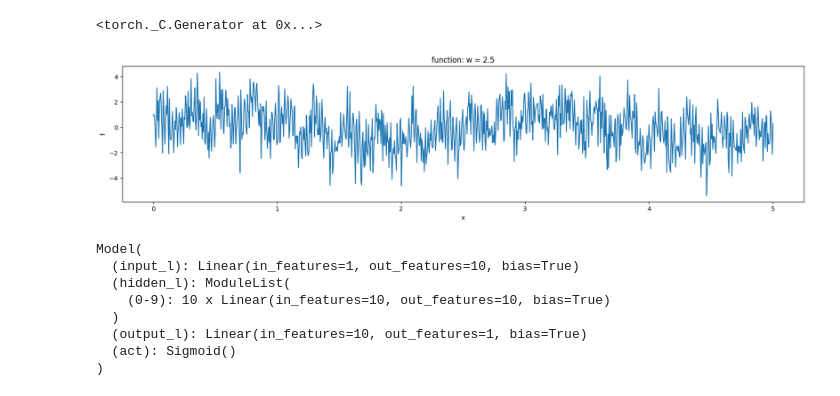
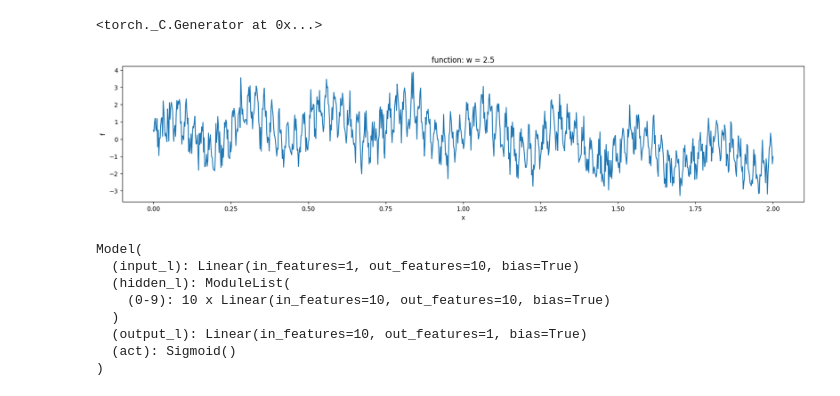
Before and after one commit to Mafaz03/Deep-Learning-in-Mechanics, a Jupyter notebook: midsem.ipynb, the cells around one changed output. Saved outputs shown, nothing was run; the diff lists cells and outputs as text; code cells hidden in the pictures.

```diff
--- a/midsem.ipynb
+++ b/midsem.ipynb
@@ -24,21 +24,21 @@ w = 2.5
 lr = 0.01
 # %%
 def fn(w, x, noise: bool = False):
-    if noise: return torch.sin(100 * w * x) + torch.sin(10 * w * x) + torch.sin(w * x) + torch.randn(x.shape)
+    if noise: return torch.sin(100 * w * x) + torch.sin(10 * w * x) + torch.sin(w * x) + (torch.randn(x.shape) * 0.5)
     else: return torch.sin(100 * w * x) + torch.sin(10 * w * x) + torch.sin(w * x)
 
-x = torch.linspace(0, 5, 1000)
+x = torch.linspace(0, 2, 1000)
 data = fn(w, x, noise = True)
 plt.figure(figsize=(20,4))
 plt.plot(x, data)
 plt.xlabel("x")
 plt.ylabel("f")
 
 plt.title(f"function: w = {w}")
 
 plt.show()
 # %% [output]
-[figure, old version]
+[figure, new version]
 # %%
 class x_y_ds(Dataset):
     def __init__(self, fn, N):
```
Also changed, not shown: parts of 20 cells of this notebook, 3 other files.
